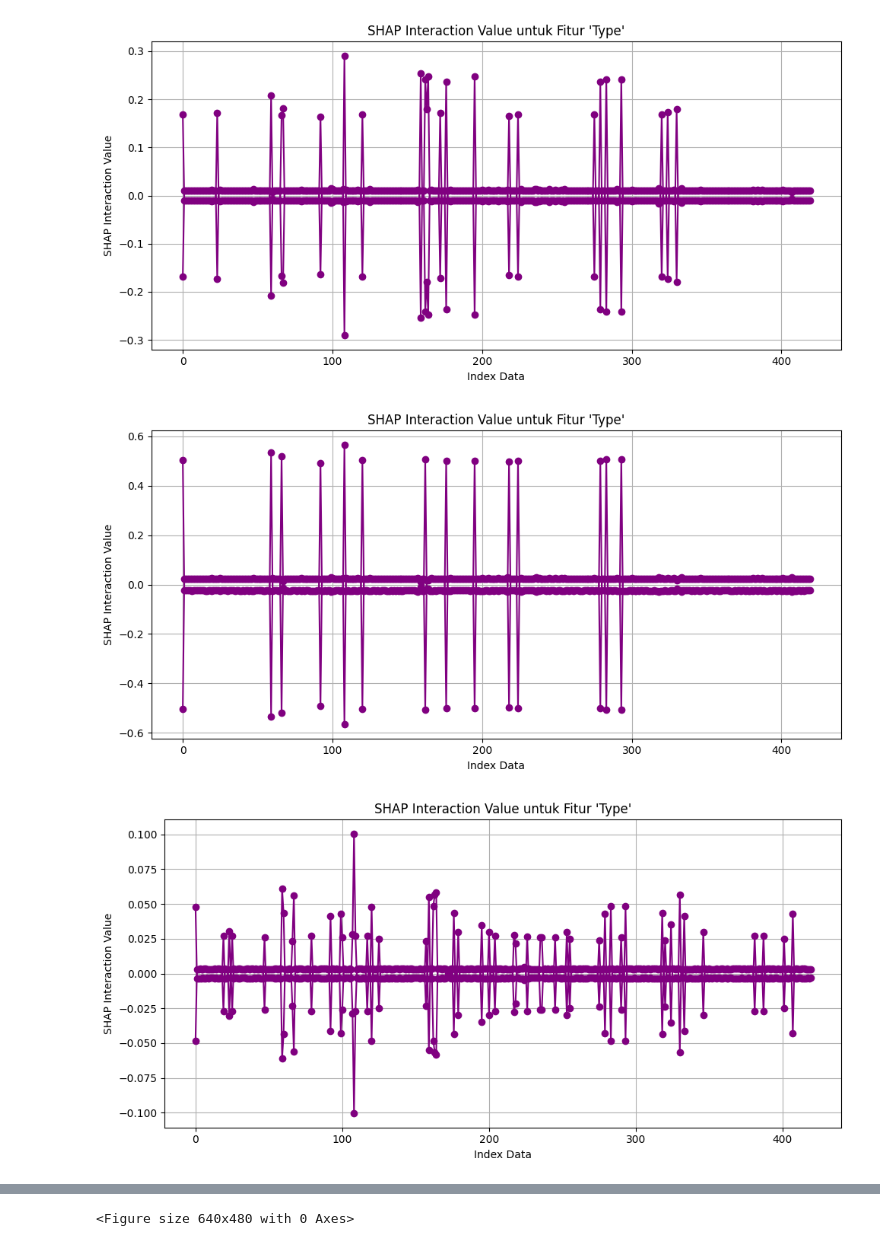
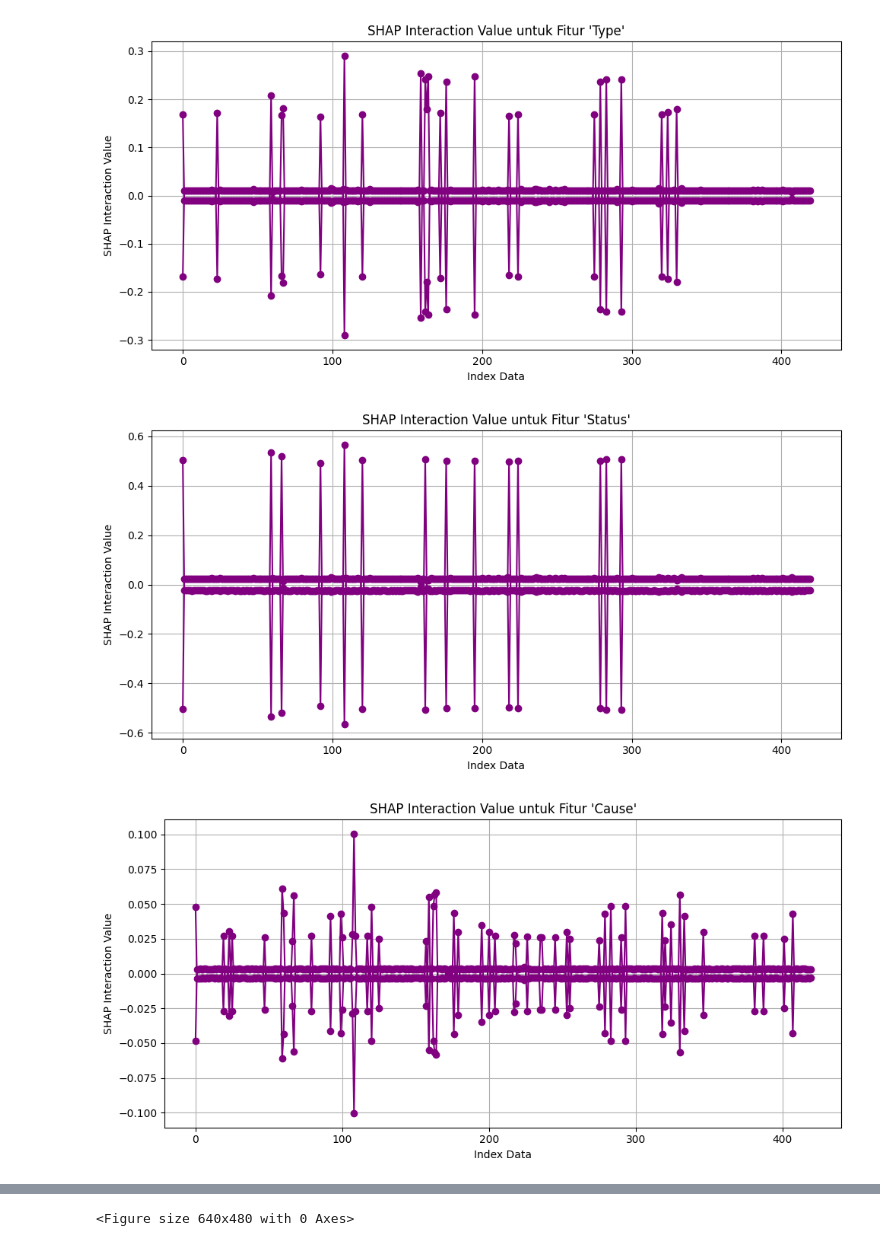
Before and after one commit to PenDZ-Alter/shap-project-management, a Jupyter notebook: construction_tasks_test.ipynb, the cells around one changed output, grey strips where cells are left out. Cells and saved outputs as stored; diff of their text form; code cells hidden in the pictures.

```diff
--- a/construction_tasks_test.ipynb
+++ b/construction_tasks_test.ipynb
@@ -160,27 +160,27 @@ plt.show()
 # %%
 # --- Grafik Garis SHAP Interaction Value untuk fitur 'Status' ---
 plt.figure(figsize=(10, 5))
 plt.plot(range(len(shap_status_values)), shap_status_values, marker='o', linestyle='-', color='purple')
-plt.title("SHAP Interaction Value untuk Fitur 'Type'")
+plt.title("SHAP Interaction Value untuk Fitur 'Status'")
 plt.xlabel("Index Data")
 plt.ylabel("SHAP Interaction Value")
 plt.grid(True)
 plt.tight_layout()
 plt.show()
 # %% [output]
-[figure, old version]
+[figure, new version]
 # %%
 # --- Grafik Garis SHAP Interaction Value untuk fitur 'Cause' ---
 plt.figure(figsize=(10, 5))
 plt.plot(range(len(shap_cause_values)), shap_cause_values, marker='o', linestyle='-', color='purple')
-plt.title("SHAP Interaction Value untuk Fitur 'Type'")
+plt.title("SHAP Interaction Value untuk Fitur 'Cause'")
 plt.xlabel("Index Data")
 plt.ylabel("SHAP Interaction Value")
 plt.grid(True)
 plt.tight_layout()
 plt.show()
 # %% [output]
-[figure, old version]
+[figure, new version]
 # %%
 # --- Grafik Garis SHAP Interaction Value untuk fitur 'project' ---
 plt.figure(figsize=(10, 5))
```
Also changed, not shown: parts of 1 cell of this notebook.
